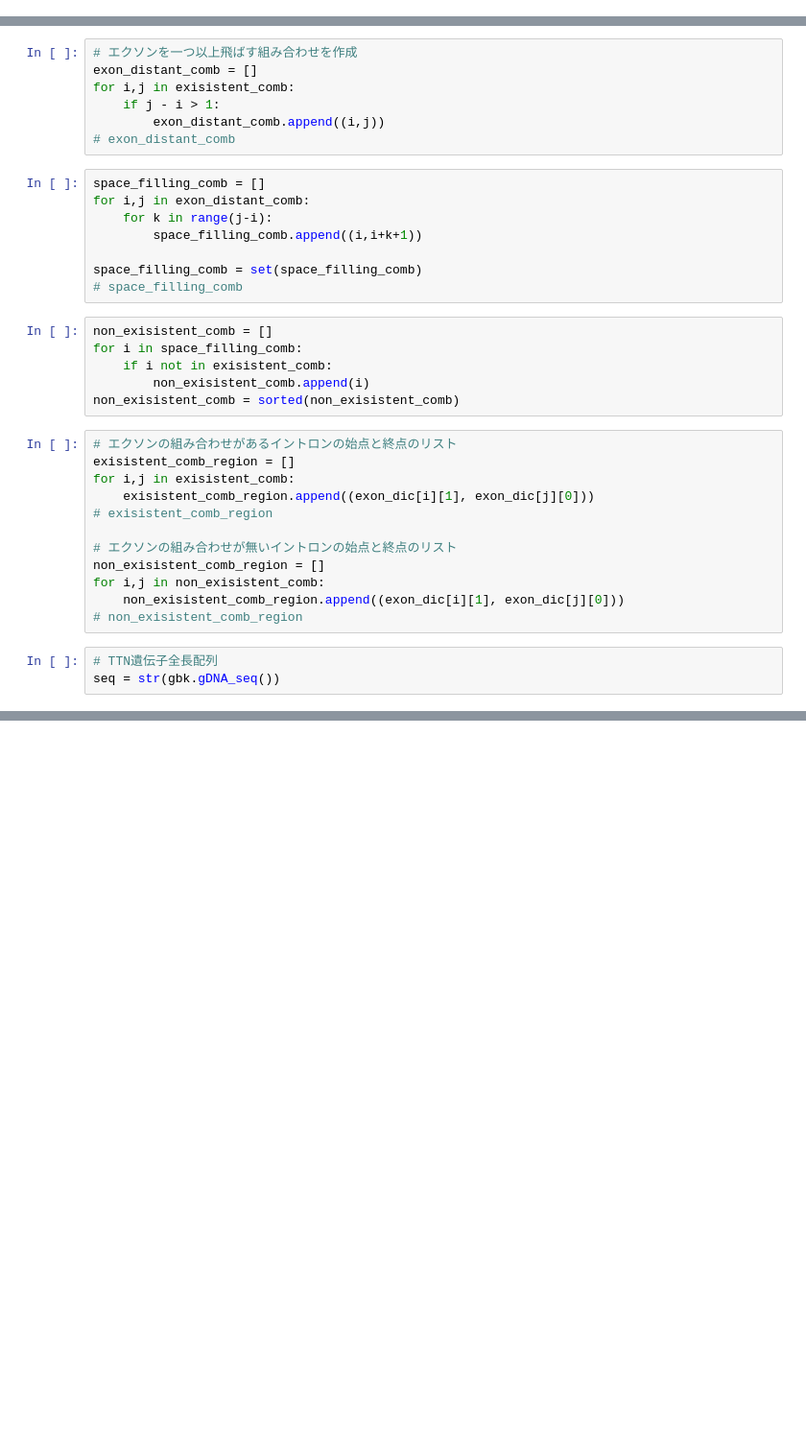
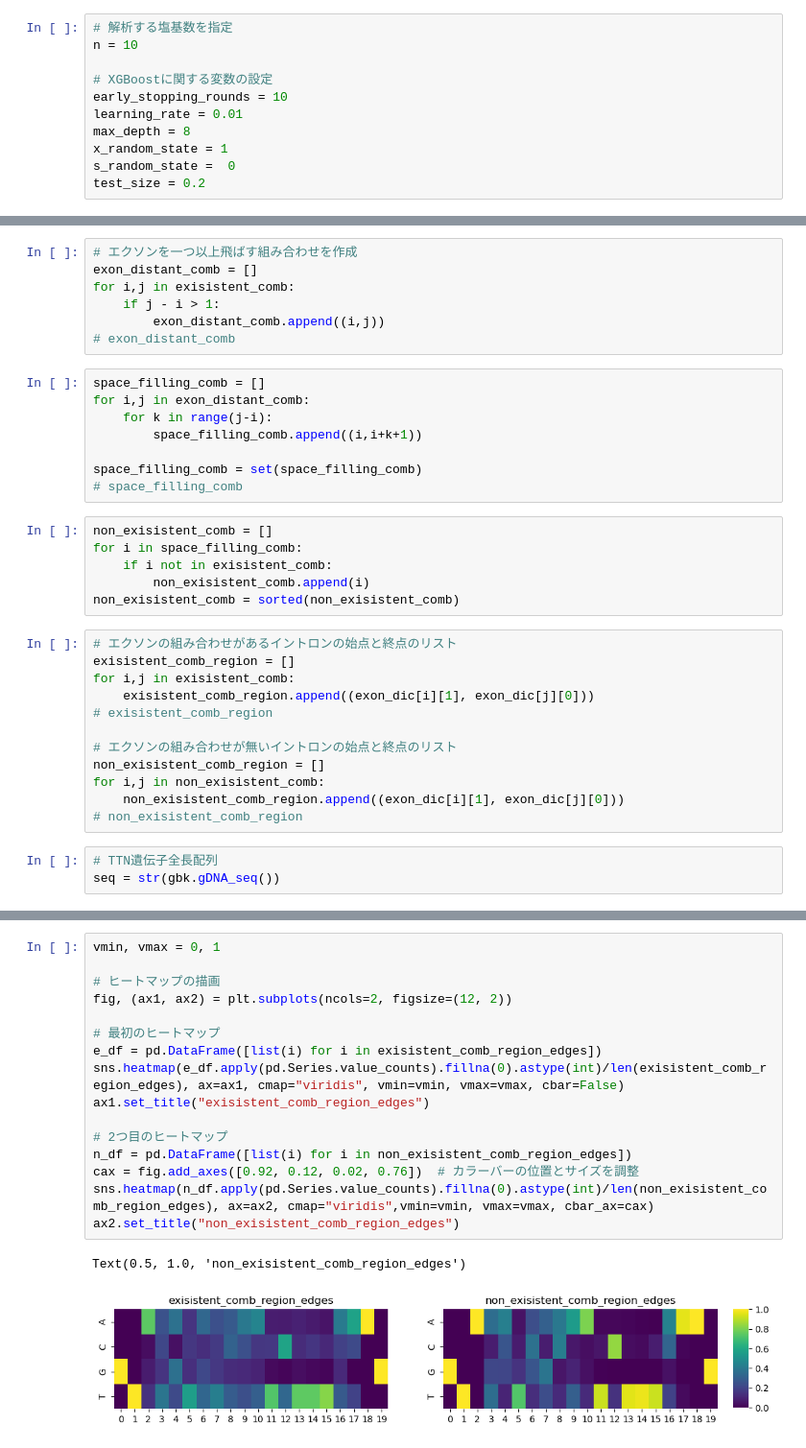
Before and after one commit to DU-med/bio_chem, a Jupyter notebook: ttn_splicing/analysis/possible_exon_combinatiopn.ipynb, the cells around one changed output, grey strips where cells are left out. Shown at 96% size. Drawn from its saved outputs; the diff is of its cells as text; blank space fills up the shorter version.

```diff
--- a/ttn_splicing/analysis/possible_exon_combinatiopn.ipynb
+++ b/ttn_splicing/analysis/possible_exon_combinatiopn.ipynb
@@ -19,6 +19,17 @@ from sklearn.model_selection import train_test_split
 
 import warnings
 warnings.simplefilter(action='ignore', category=FutureWarning)
+# %%
+# 解析する塩基数を指定
+n = 10
+
+# XGBoostに関する変数の設定
+early_stopping_rounds = 10
+learning_rate = 0.01
+max_depth = 8
+x_random_state = 1
+s_random_state =  0
+test_size = 0.2
 # %%
 # クラスのインスタンス化
 gbk = Seq_count()
@@ -145,0 +225,19 @@ non_exisistent_comb_region_edges
+# %%
+vmin, vmax = 0, 1
+
+# ヒートマップの描画
+fig, (ax1, ax2) = plt.subplots(ncols=2, figsize=(12, 2))
+
+# 最初のヒートマップ
+e_df = pd.DataFrame([list(i) for i in exisistent_comb_region_edges])
+sns.heatmap(e_df.apply(pd.Series.value_counts).fillna(0).astype(int)/len(exisistent_comb_region_edges), ax=ax1, cmap="viridis", vmin=vmin, vmax=vmax, cbar=False)
+ax1.set_title("exisistent_comb_region_edges")
+
+# 2つ目のヒートマップ
+n_df = pd.DataFrame([list(i) for i in non_exisistent_comb_region_edges])
+cax = fig.add_axes([0.92, 0.12, 0.02, 0.76])  # カラーバーの位置とサイズを調整
+sns.heatmap(n_df.apply(pd.Series.value_counts).fillna(0).astype(int)/len(non_exisistent_comb_region_edges), ax=ax2, cmap="viridis",vmin=vmin, vmax=vmax, cbar_ax=cax)
+ax2.set_title("non_exisistent_comb_region_edges")
+# %% [output]
+Text(0.5, 1.0, 'non_exisistent_comb_region_edges')
+[figure, added]
```
Also changed, not shown: parts of 9 cells of this notebook, 1 other file.
